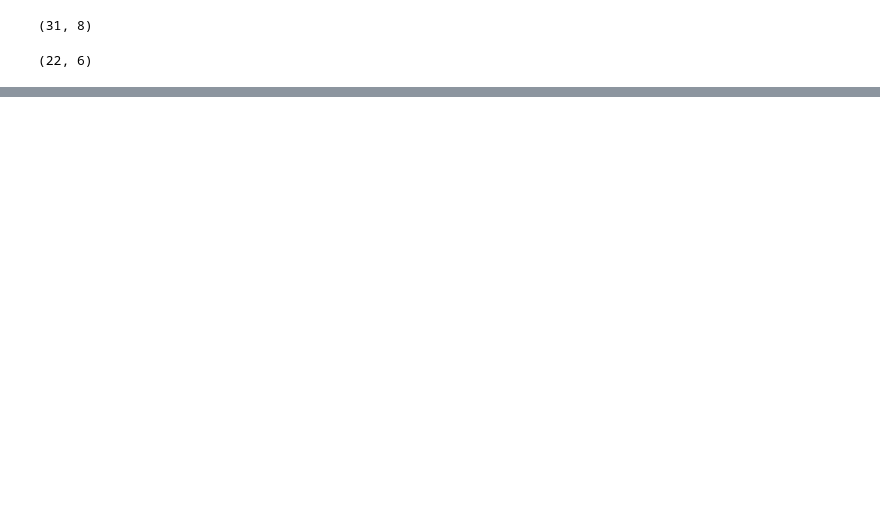
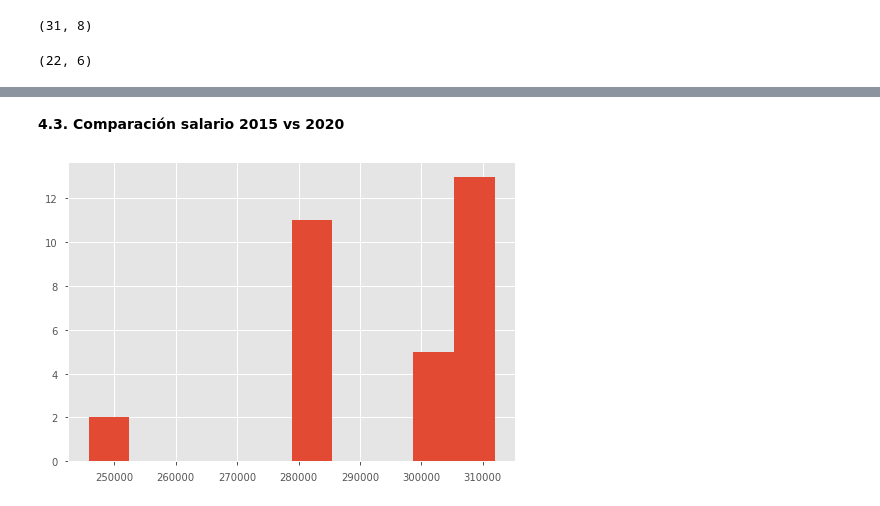
Before and after one commit to Victoriapm/analisis-datos-principiantes, a Jupyter notebook: 1.1. Analisis de datos principiantes - soluciones.ipynb, the cells around one changed output, grey strips where cells are left out. Saved outputs shown, nothing was run; the diff lists cells and outputs as text; code cells hidden in the pictures; blank space fills up the shorter version.

```diff
--- a/1.1. Analisis de datos principiantes - soluciones.ipynb
+++ b/1.1. Analisis de datos principiantes - soluciones.ipynb
@@ -363,0 +364,6 @@ Index(['Consejo de los Derechos de Niñas, Niños y Adoles - Presidencia',
+# %% [markdown]
+**4.3. Comparación salario 2015 vs 2020**
+# %%
+df2020.SALARIO.hist();
+# %% [output]
+[figure, added]
```
Also changed, not shown: parts of 19 cells of this notebook.
